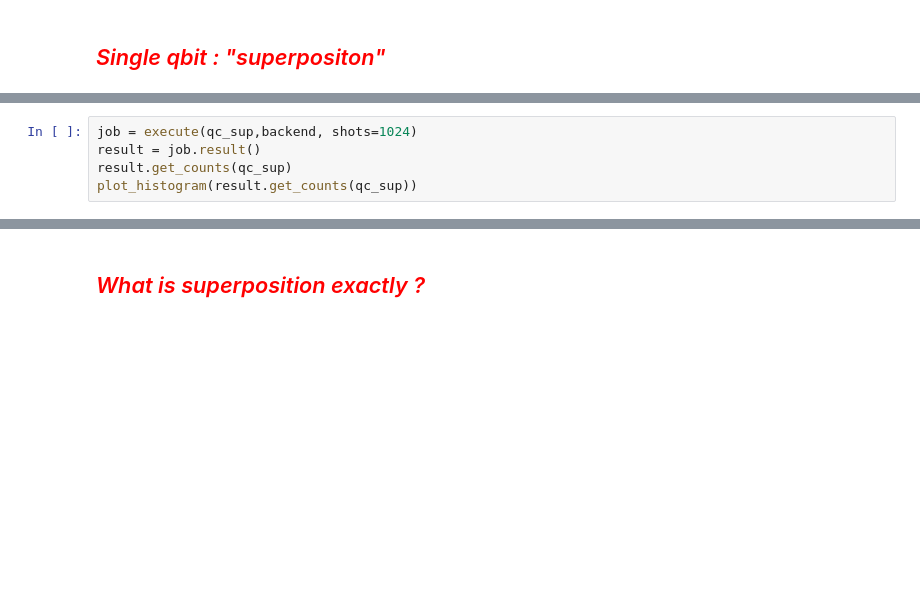
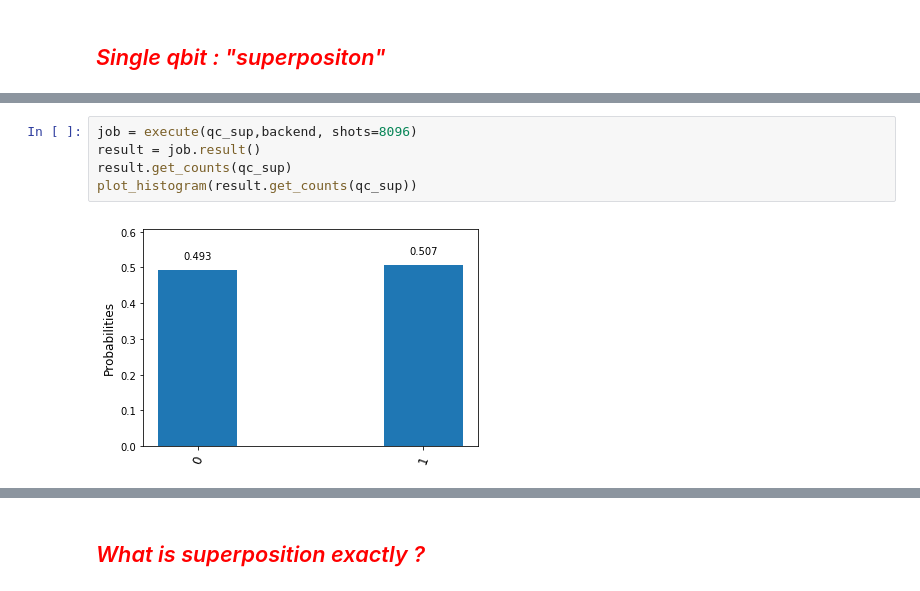
Before and after one commit to davidcassagne/Q, a Jupyter notebook: From Zero to Qiskit Janvier 2019.ipynb, the cells around one changed output, grey strips where cells are left out. Drawn from its saved outputs; the diff is of its cells as text; blank space fills up the shorter version.

```diff
--- a/From Zero to Qiskit Janvier 2019.ipynb
+++ b/From Zero to Qiskit Janvier 2019.ipynb
@@ -263,8 +326,10 @@ matplotlib_circuit_drawer(qc_sup)
 # %%
-job = execute(qc_sup,backend, shots=1024)
+job = execute(qc_sup,backend, shots=8096)
 result = job.result()
 result.get_counts(qc_sup)
 plot_histogram(result.get_counts(qc_sup))
+# %% [output]
+[figure, added]
 # %% [markdown]
 <img src="./images/h_bloch2.png" alt="Note: In order for images to show up in this jupyter notebook you need to select File => Trusted Notebook" width="350 px" align="left">
 # %% [markdown]
```
Also changed, not shown: parts of 44 cells of this notebook.
